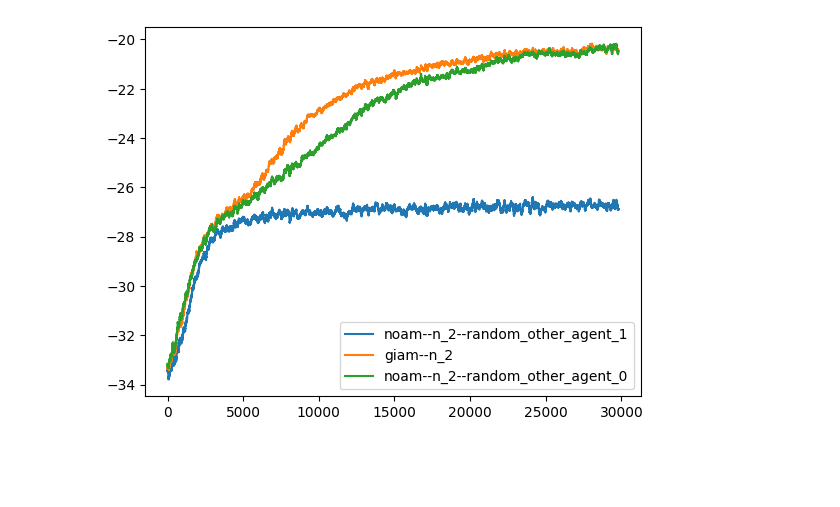
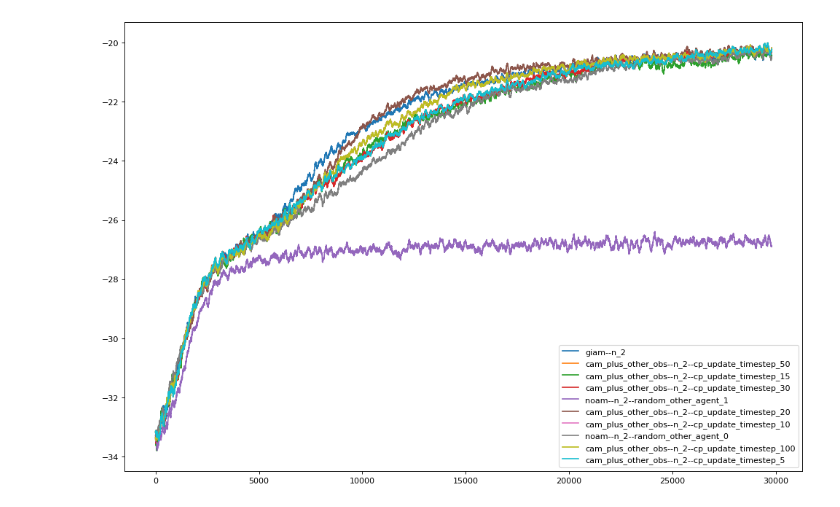
Before and after one commit to Nikunj-Gupta/conformal-agent-modelling, a Jupyter notebook: plots.ipynb, the cells around one changed output. Drawn from its saved outputs; the diff is of its cells as text; code cells hidden in the pictures; blank space fills up the shorter version.

Commit message:
plots notebook

```diff
--- a/plots.ipynb
+++ b/plots.ipynb
@@ -4,6 +4,9 @@ from tensorboard.backend.event_processing import event_accumulator
 from collections import defaultdict
 # %%
 LOG_DIR = "./mpe_logs"
+LOG_DIR2 = "./cp_mpe_logs"
+LOG_DIR3 = "./new_cp_mpe_logs"
+
 SAVE_NUMPY = False
 
 STORE_EVERYTHING_SIZE_GUIDANCE = {
@@ -13,6 +16,8 @@ STORE_EVERYTHING_SIZE_GUIDANCE = {
     'scalars': 0,
     'histograms': 0,
 }
+
+CUT = 29999
 # %%
 def get_values(filename, scalar="Episodic_Reward"):
     ea = event_accumulator.EventAccumulator(filename, size_guidance=STORE_EVERYTHING_SIZE_GUIDANCE)
@@ -39,10 +44,41 @@ def smooth(y, box_pts=100):
     # return np.array(pd.Series(y).rolling(box_pts).mean())
     return y_smooth
 # %%
+from matplotlib.pyplot import figure
+
+figure(figsize=(15, 10), dpi=80)
+
 logs = glob.glob(os.path.join(LOG_DIR, "*/**/*.npy"), recursive=True)
+logs2 = glob.glob(os.path.join(LOG_DIR2, "*/**/*.npy"), recursive=True)
+logs3 = glob.glob(os.path.join(LOG_DIR3, "*/**/*.npy"), recursive=True)
+# logs.extend(logs2)
+logs.extend(logs3)
 exps = set()
 [exps.add("--".join(l.split("/")[-2].split("--")[:-1]))  for l in logs]
-# print(exps)
+print(exps)
+# exps = [
+#     item for item in exps
+#     if
+#     (('update_timestep' not in item)
+#     and ('cam_plus_other_obs' not in item))
+# #     or ('update_timestep' in item)
+# #     and (int(item.split("--")[-1].split("_")[-1])<50)
+# ]
+# exps = [
+#     item for item in exps
+#     if 'cam_new' not in item
+#     if 'cam_plus_other_obs' not in item
+#     and 'giam' not in item
+#     and 'noam' not in item
+# ]
+# exps = [
+#     item for item in exps
+#     if 'cam_new--n_2--cp_update_timestep_50' in item
+#     or 'cam_plus_other_obs--n_2--cp_update_timestep_20' in item
+#     or 'giam' in item
+#     or 'noam' in item
+# ]
+
 
 vals = []
 for e in exps:
@@ -51,13 +87,19 @@ for e in exps:
     for l in logs:
         if e in l:
             x = np.load(l)
-            print(l, x.shape)
-            vals.append(x)
+#             print(l, x.shape)
+            if (x.shape[0]>CUT):
+                vals.append(x[:CUT])
     vals = np.array(vals)
-    val_means = np.mean(vals, axis=0)
-    val_std = np.std(vals, axis=0)
+    print(vals.shape)
+    val_means = smooth(np.mean(vals, axis=0))[100:-100]
+    val_stds = smooth(np.std(vals, axis=0), 100)[100:-100]
 #     print(val_std.shape)
-    plt.plot(smooth(val_means)[100:-100], label = e )
+    plt.plot(val_means, label = e )
+#     plt.fill_between(np.arange(1, val_means.shape[0]+1),
+#                     val_means - val_stds,
+#                     val_means + val_stds,
+#                     alpha=0.1)
 #     break
 plt.legend()
 plt.show()
@@ -82 +124 @@ exp: noam--n_2--random_other_agent_1
-[figure, old version]
+[figure, new version]
```
Also changed, not shown: parts of 3 cells of this notebook, 19 other files.
